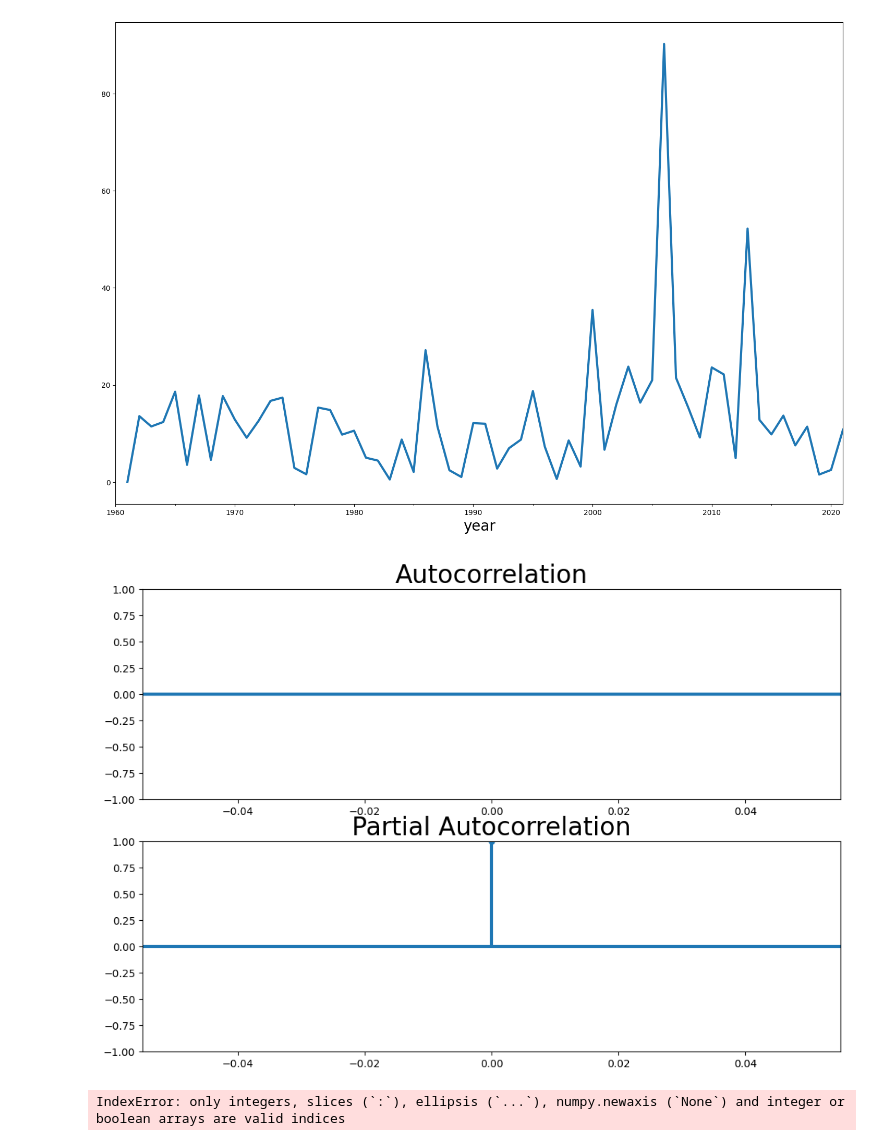
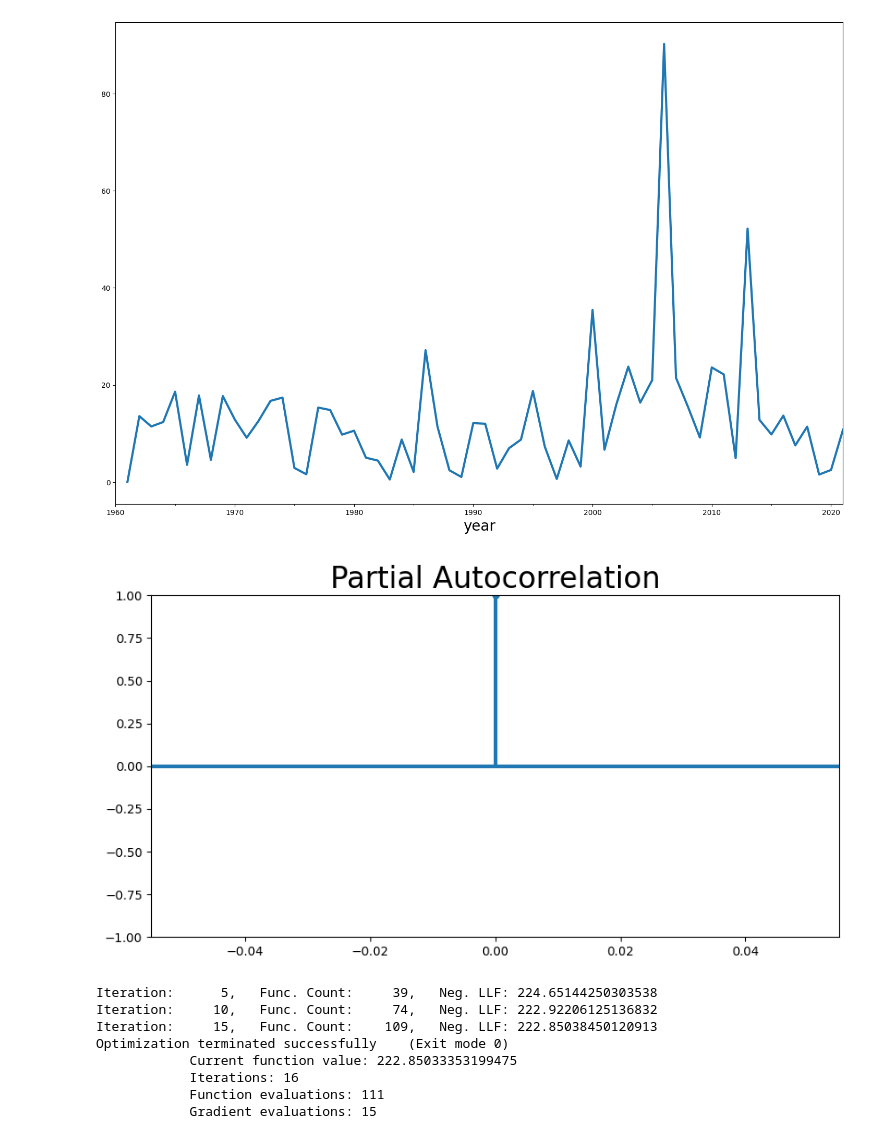
Before and after one commit to alexmoscar/new-rep-main, a Jupyter notebook: ML_in_business/project_Ghanna/task_for_ghanna.ipynb, the cells around one changed output. Saved outputs shown, nothing was run; the diff lists cells and outputs as text; code cells hidden in the pictures.

```diff
--- a/ML_in_business/project_Ghanna/task_for_ghanna.ipynb
+++ b/ML_in_business/project_Ghanna/task_for_ghanna.ipynb
@@ -715,7 +722,7 @@ plt.show()
 # %% [markdown]
 ## Volatility
 # %%
-data["GDP (current US$)_vol"] = data.pct_change(1).mul(100).abs()
+data["GDP (current US$)_vol"] = data['GDP (current US$)'].pct_change(1).mul(100).abs()
 data["GDP (current US$)_vol"].head()
 # %% [output]
 year
@@ -733,29 +740,44 @@ plt.show()
 # %%
 from matplotlib import pyplot as plt
 
-train_df = data["GDP (current US$)_vol"].iloc[:-3]
-test_df = data["GDP (current US$)_vol"].iloc[-3:]
+train_df = data.iloc[:-3]
+test_df = data.iloc[-3:]
-# %%
-from matplotlib import pyplot as plt
-%matplotlib inline
-
-fig = plt.figure(figsize=(12,8))
-ax1 = fig.add_subplot(211)
-fig = sm.graphics.tsa.plot_acf(train_df.values.squeeze(), lags=25, ax=ax1)
-ax2 = fig.add_subplot(212)
-fig = sm.graphics.tsa.plot_pacf(train_df, lags=20, ax=ax2)
-# %% [output]
-[figure, removed]
+# %%
+from matplotlib import pyplot as plt
+%matplotlib inline
+
+plt.rcParams["figure.figsize"] = 10, 5
+
+sgt.plot_pacf(train_df['GDP (current US$)_vol'], lags=15, method="ywm")
+plt.show()
+# %% [output]
+[figure, added]
 # %%
 # нам важно сохранить объем датасета, поэтому берем за исходные данные весь датасет с индексами, который содержит
 # и train и test часть
-garch_df = pd.DataFrame(data["GDP (current US$)_vol"])
+garch_df = pd.DataFrame(data["GDP (current US$)_vol"].loc[data.index])
 
 # далее необходимо использовать актуальные обучающие данные, которые находятся в выборке train_df.
 # Мы никак не преобразовывали нашу обучющую выборку, поэтому фактически, train_df совпадает с данными в data,
 # Но если вы применяете к вашей обечающей выборке какие либо преобразования, например скользящее среднее
 # для сглаживания, то необходимо передать измененный train_df датасет.
 
-garch_df.iloc[train_df, "GDP (current US$)_vol"] = train_df.dropna()
+garch_df.loc[train_df.index, "GDP (current US$)_vol"] = train_df.dropna()
-# %% [output]
-IndexError: only integers, slices (`:`), ellipsis (`...`), numpy.newaxis (`None`) and integer or boolean arrays are valid indices
+# %%
+from arch import arch_model
+
+model = arch_model(garch_df["GDP (current US$)_vol"].dropna(), p=2, q=2)
+
+# в параметре last_obs указываем последний объект, до которого будем совершать обучение.
+# в нашем случае это до первого объекта из test выборки
+
+model_results = model.fit(last_obs=test_df.index[0], update_freq=5)
+# %% [output]
+Iteration:      5,   Func. Count:     39,   Neg. LLF: 224.65144250303538
+Iteration:     10,   Func. Count:     74,   Neg. LLF: 222.92206125136832
+Iteration:     15,   Func. Count:    109,   Neg. LLF: 222.85038450120913
+Optimization terminated successfully    (Exit mode 0)
+            Current function value: 222.85033353199475
+            Iterations: 16
+            Function evaluations: 111
+            Gradient evaluations: 15
```
Also changed, not shown: parts of 17 cells of this notebook.
